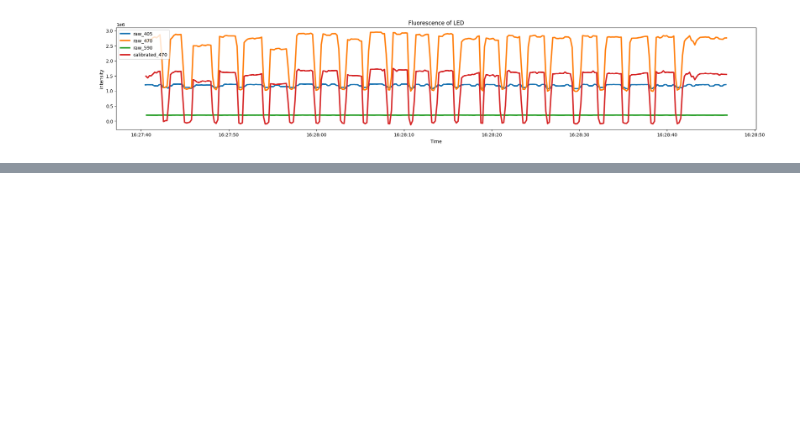
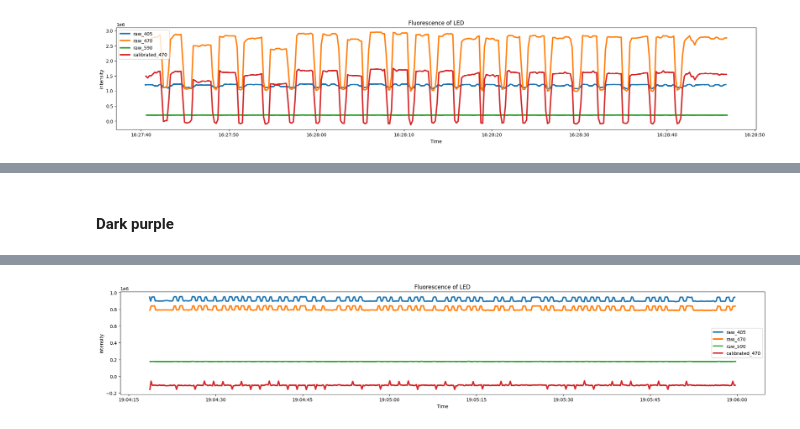
Before and after one commit to neurobiologylab/fiber-photometry, a Jupyter notebook: experiment_results.ipynb, the cells around one changed output, grey strips where cells are left out. Cells and saved outputs as stored; diff of their text form; code cells hidden in the pictures; blank space fills up the shorter version.

```diff
--- a/experiment_results.ipynb
+++ b/experiment_results.ipynb
@@ -244,0 +281,6 @@ signal_plot(df)
+# %% [markdown]
+#### Dark purple
+# %%
+df = data_processing("test12_c")
+signal_plot(df)
+# %% [output]
@@ -244,0 +299 @@ signal_plot(df)
+[figure, added]
```
Also changed, not shown: parts of 5 cells of this notebook, 10 other files.
